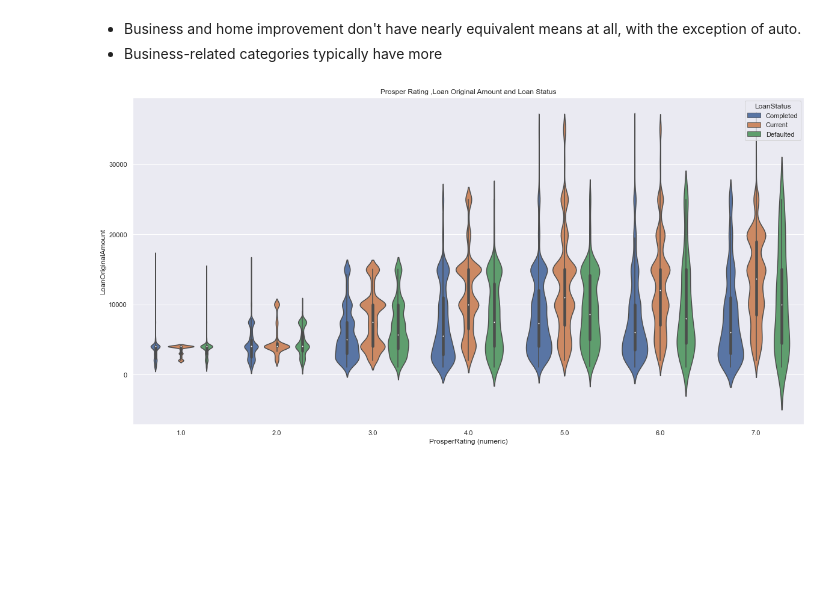
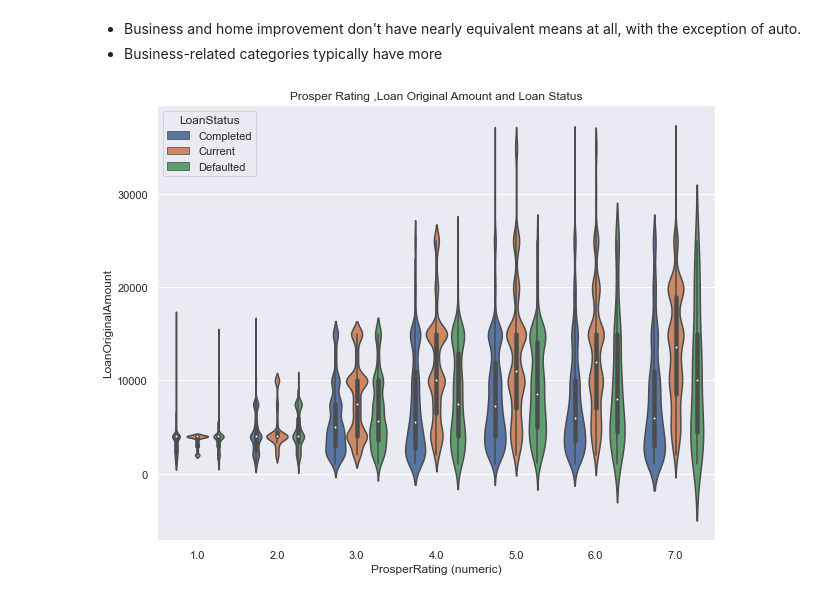
Before and after one commit to nadaAlruwaythi/-Communicate-Data-Findings, a Jupyter notebook: slide_deck..ipynb, the cells around one changed output. Saved outputs shown, nothing was run; the diff lists cells and outputs as text; code cells hidden in the pictures; blank space fills up the shorter version.

```diff
--- a/slide_deck..ipynb
+++ b/slide_deck..ipynb
@@ -54,9 +54,11 @@ target_df['StatedMonthlyIncome']=target_df['StatedMonthlyIncome'].astype(int)
 - The majority of the loans in the data set are current loans. Past-due loans are classified into numerous categories based on the length of the payment delay.
 - Another significant factor is completed loans, with defaulted loans constituting a minority.
 # %%
-sns.set(rc={'figure.figsize':(25,10)})
+sns.set(rc={'figure.figsize':(10,8)})
 freq=target_df['LoanStatus'].value_counts()
 order=freq.index
+plt.xticks(rotation=90)
+
 b_color=sns.color_palette()[1]
 sns.countplot(data=target_df,x='LoanStatus',color= b_color,order=order);
 plt.xlabel('Count')
@@ -105,8 +107,8 @@ sns.catplot(x = 'ProsperRating (Alpha)', hue = 'LoanStatus', col = 'ProsperRatin
 - Business and home improvement don't have nearly equivalent means at all, with the exception of auto.
 - Business-related categories typically have more
 # %%
-plt.figure(figsize = [20, 10])
+plt.figure(figsize = [10, 8])
 sns.violinplot(data=target_df, x='ProsperRating (numeric)', y='LoanOriginalAmount', hue='LoanStatus');
 plt.title('Prosper Rating ,Loan Original Amount and Loan Status');
 # %% [output]
-[figure, old version]
+[figure, new version]
```
Also changed, not shown: parts of 1 cell of this notebook, 1 other file.
